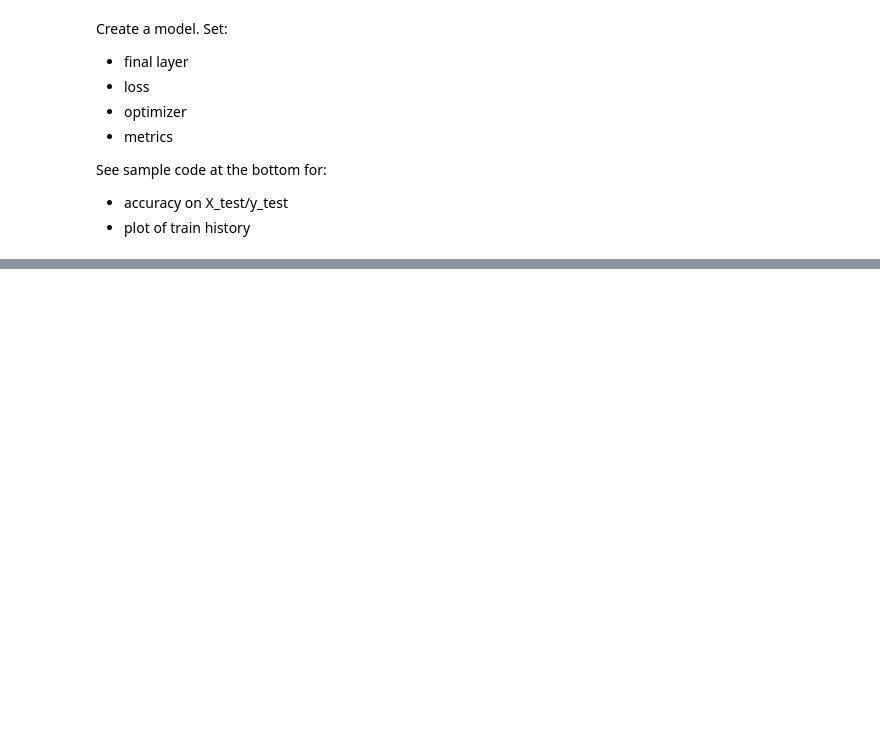
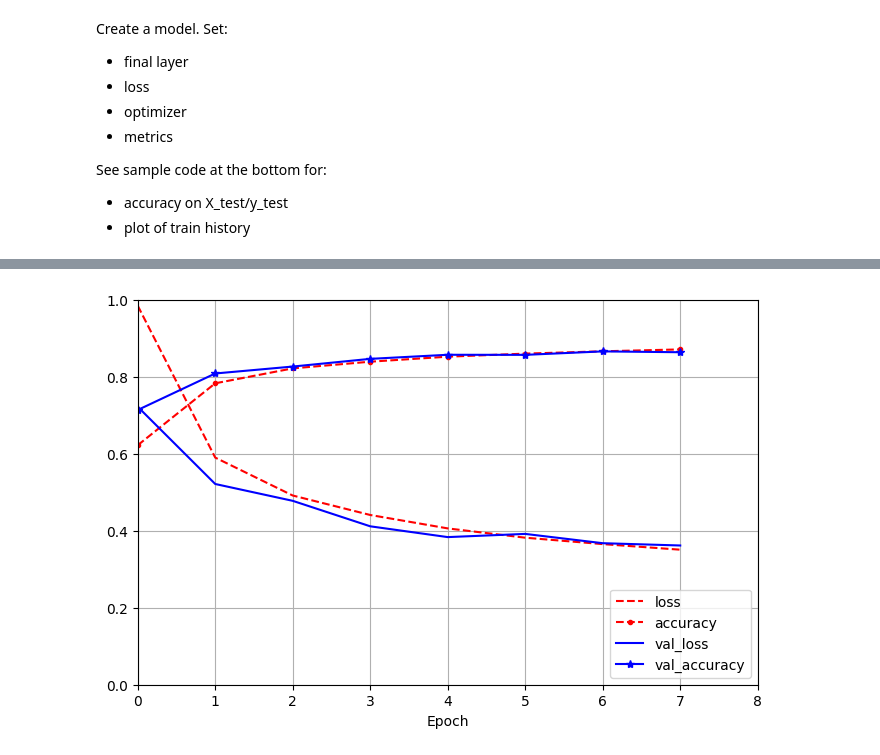
Before and after one commit to WatermelonGalaxy/deep-learning-colabs, a Jupyter notebook: ADL_hw_fashion_MNIST.ipynb, the cells around one changed output, grey strips where cells are left out. Cells and saved outputs as stored; diff of their text form; code cells hidden in the pictures; blank space fills up the shorter version.

Commit message:
fashion model complete

```diff
--- a/ADL_hw_fashion_MNIST.ipynb
+++ b/ADL_hw_fashion_MNIST.ipynb
@@ -68,11 +69,22 @@ tf.random.set_seed(42)
 
 
 #For now you will need the following as your first layer:
-    # tf.keras.layers.Flatten(input_shape=[28, 28])
+model = tf.keras.Sequential([
+    tf.keras.layers.Flatten(input_shape=[28, 28]),
+    tf.keras.layers.Dense(400, activation="relu"),
+    tf.keras.layers.Dense(200, activation="relu"),
+    tf.keras.layers.Dense(100, activation="relu"),
+    tf.keras.layers.Dense(10, activation="softmax")
+])
 
     #No Convolution is allowed.
 # %%
-number_of_epochs = 2 #change this!
+number_of_epochs = 8 #change this!
 
-history = model.fit(X_train, y_train, epochs=1,
+model.compile(loss="sparse_categorical_crossentropy",
+                optimizer="RMSprop",
+                metrics=["accuracy"])
+
+
+history = model.fit(X_train, y_train, epochs=number_of_epochs,
                     validation_data=(X_valid, y_valid))
@@ -79,11 +108,13 @@ history = model.fit(X_train, y_train, epochs=1,
 # %%
 import matplotlib.pyplot as plt
 import pandas as pd
 
 pd.DataFrame(history.history).plot(
-    figsize=(8, 5), xlim=[0, 29], ylim=[0, 1], grid=True, xlabel="Epoch",
+    figsize=(8, 5), xlim=[0, number_of_epochs], ylim=[0, 1], grid=True, xlabel="Epoch",
     style=["r--", "r--.", "b-", "b-*"])
-plt.legend(loc="lower left")
+plt.legend(loc="lower right")
 plt.show()
+# %% [output]
+[figure, added]
 # %%
 model.evaluate(X_test, y_test)
```
Also changed, not shown: parts of 4 cells of this notebook.
